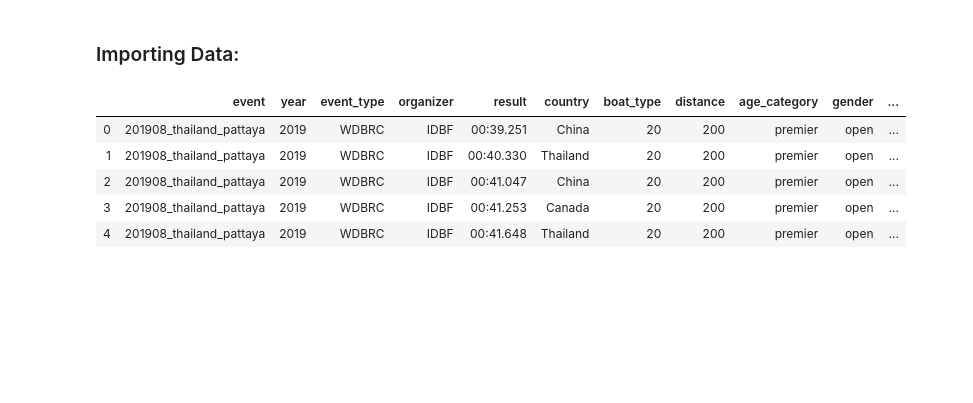
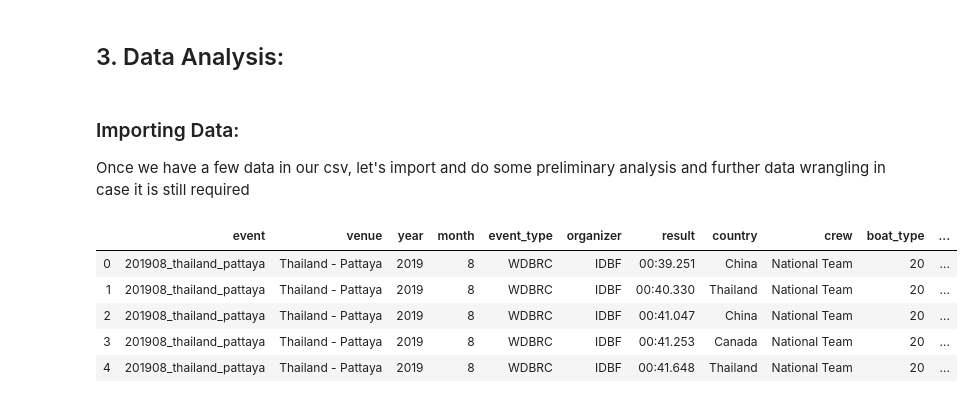
Before and after one commit to mrentem/The_Bridge_DS_projects_Python, a Jupyter notebook: projects_assignments/dragon_boat/dragon_boat_races_eda.ipynb, the cells around one changed output. Cells and saved outputs as stored; diff of their text form; code cells hidden in the pictures; blank space fills up the shorter version.

```diff
--- a/projects_assignments/dragon_boat/dragon_boat_races_eda.ipynb
+++ b/projects_assignments/dragon_boat/dragon_boat_races_eda.ipynb
@@ -31,2 +76,2 @@ The aim of the project is to answer some questions about the state of the art of
 # %% [markdown]
-### Importing Data:
+## 3. Data Analysis:
@@ -35,0 +78,3 @@ import numpy as np
+# %% [markdown]
+### Importing Data:
+Once we have a few data in our csv, let's import and do some preliminary analysis and further data wrangling in case it is still required
@@ -36,10 +90,10 @@ import numpy as np
 # %%
-data = pd.read_csv('WDBRC_data.csv', sep=';')
-data.head()
+wdbrc_data = pd.read_csv('WDBRC_data.csv', sep=';')
+wdbrc_data.head()
 # %% [output]
-|  | event | year | event_type | organizer | result | country | boat_type | distance | age_category | gender | ... |
-| 0 | 201908_thailand_pattaya | 2019 | WDBRC | IDBF | 00:39.251 | China | 20 | 200 | premier | open | ... |
-| 1 | 201908_thailand_pattaya | 2019 | WDBRC | IDBF | 00:40.330 | Thailand | 20 | 200 | premier | open | ... |
-| 2 | 201908_thailand_pattaya | 2019 | WDBRC | IDBF | 00:41.047 | China | 20 | 200 | premier | open | ... |
-| 3 | 201908_thailand_pattaya | 2019 | WDBRC | IDBF | 00:41.253 | Canada | 20 | 200 | premier | open | ... |
-| 4 | 201908_thailand_pattaya | 2019 | WDBRC | IDBF | 00:41.648 | Thailand | 20 | 200 | premier | open | ... |
+|  | event | venue | year | month | event_type | organizer | result | country | crew | boat_type | ... |
+| 0 | 201908_thailand_pattaya | Thailand - Pattaya | 2019 | 8 | WDBRC | IDBF | 00:39.251 | China | National Team | 20 | ... |
+| 1 | 201908_thailand_pattaya | Thailand - Pattaya | 2019 | 8 | WDBRC | IDBF | 00:40.330 | Thailand | National Team | 20 | ... |
+| 2 | 201908_thailand_pattaya | Thailand - Pattaya | 2019 | 8 | WDBRC | IDBF | 00:41.047 | China | National Team | 20 | ... |
+| 3 | 201908_thailand_pattaya | Thailand - Pattaya | 2019 | 8 | WDBRC | IDBF | 00:41.253 | Canada | National Team | 20 | ... |
+| 4 | 201908_thailand_pattaya | Thailand - Pattaya | 2019 | 8 | WDBRC | IDBF | 00:41.648 | Thailand | National Team | 20 | ... |
```
Also changed, not shown: parts of 11 cells of this notebook, 7 other files.
